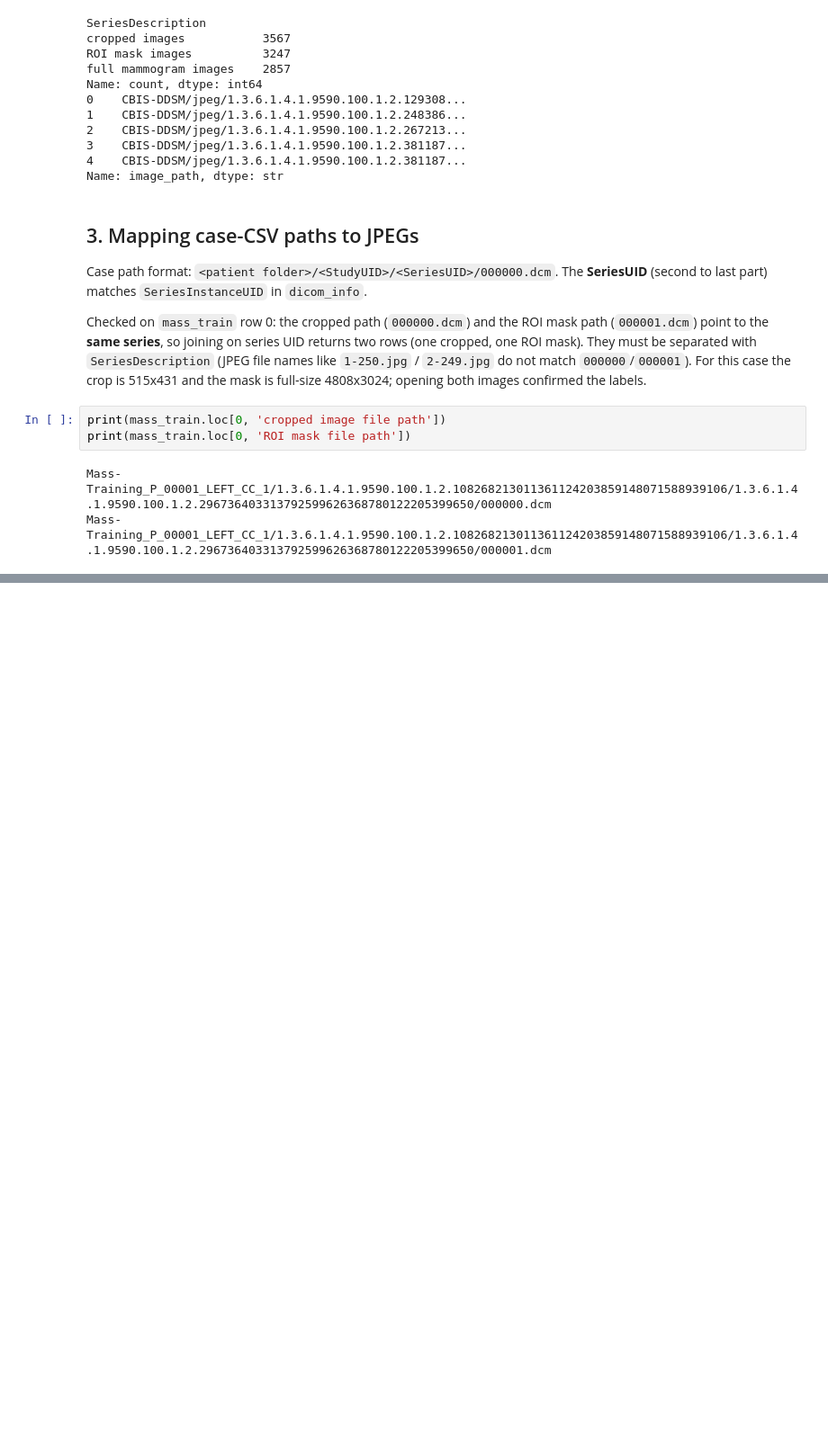
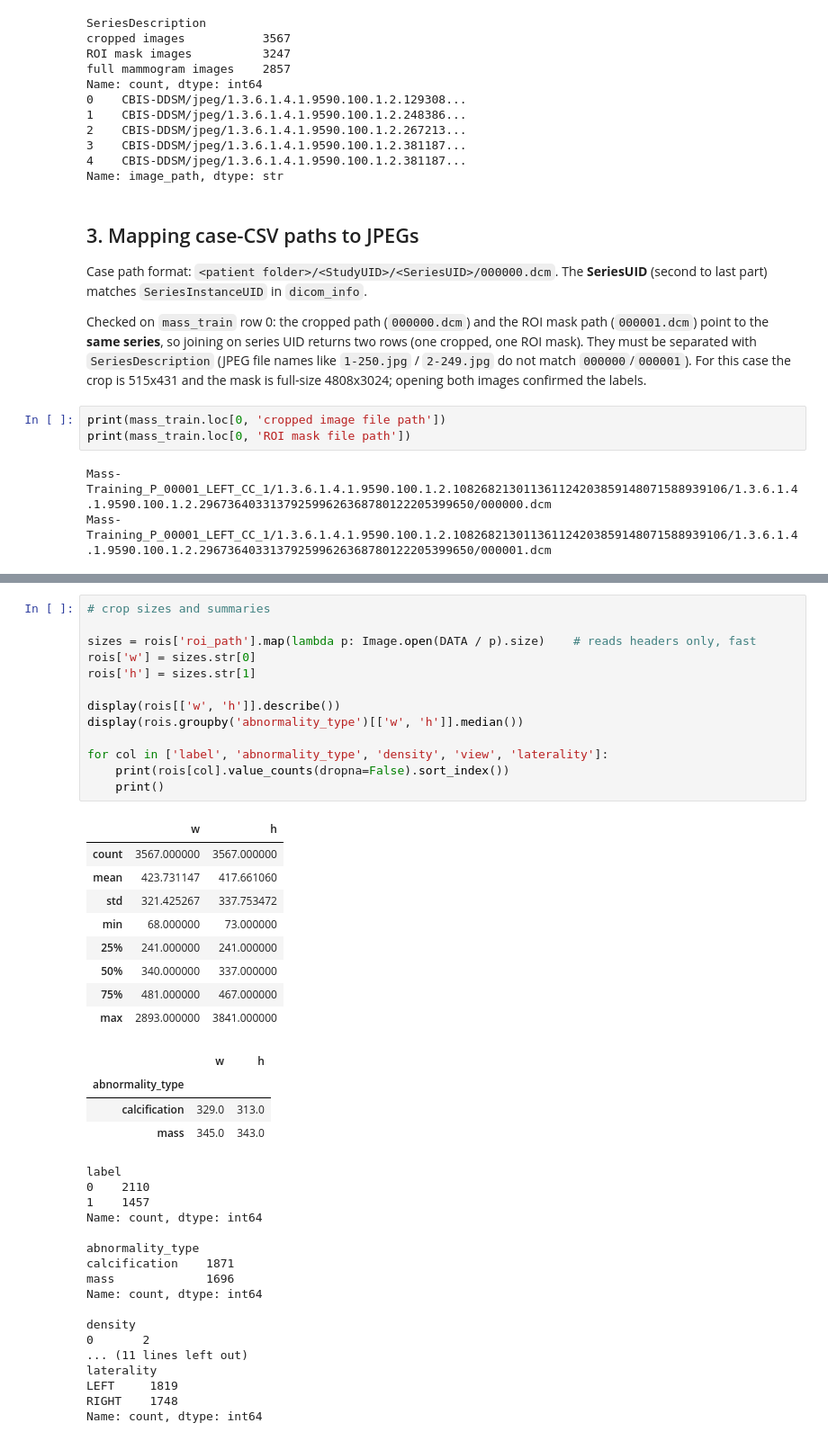
Before and after one commit to samfern-creator/cbis-ddsm-mlops, a Jupyter notebook: notebooks/01_explore.ipynb, the cells around one changed output, grey strips where cells are left out. Shown at 90% size. Saved outputs shown, nothing was run; the diff lists cells and outputs as text; blank space fills up the shorter version.

```diff
--- a/notebooks/01_explore.ipynb
+++ b/notebooks/01_explore.ipynb
@@ -174,0 +454,44 @@ cropped images 2-249.jpg (431, 515) exists: True
+# %%
+# crop sizes and summaries
+
+sizes = rois['roi_path'].map(lambda p: Image.open(DATA / p).size)    # reads headers only, fast
+rois['w'] = sizes.str[0]
+rois['h'] = sizes.str[1]
+
+display(rois[['w', 'h']].describe())
+display(rois.groupby('abnormality_type')[['w', 'h']].median())
+
+for col in ['label', 'abnormality_type', 'density', 'view', 'laterality']:
+    print(rois[col].value_counts(dropna=False).sort_index())
+    print()
+# %% [output]
+|  | w | h |
+| count | 3567.000000 | 3567.000000 |
+| mean | 423.731147 | 417.661060 |
+| std | 321.425267 | 337.753472 |
+| min | 68.000000 | 73.000000 |
+| 25% | 241.000000 | 241.000000 |
+| 50% | 340.000000 | 337.000000 |
+| 75% | 481.000000 | 467.000000 |
+| max | 2893.000000 | 3841.000000 |
+|  | w | h |
+| abnormality_type |  |  |
+| calcification | 329.0 | 313.0 |
+| mass | 345.0 | 343.0 |
+label
+0    2110
+1    1457
+Name: count, dtype: int64
+
+abnormality_type
+calcification    1871
+mass             1696
+Name: count, dtype: int64
+
+density
+0       2
+... (11 lines left out)
+laterality
+LEFT     1819
+RIGHT    1748
+Name: count, dtype: int64
```
Also changed, not shown: parts of 17 cells of this notebook.
